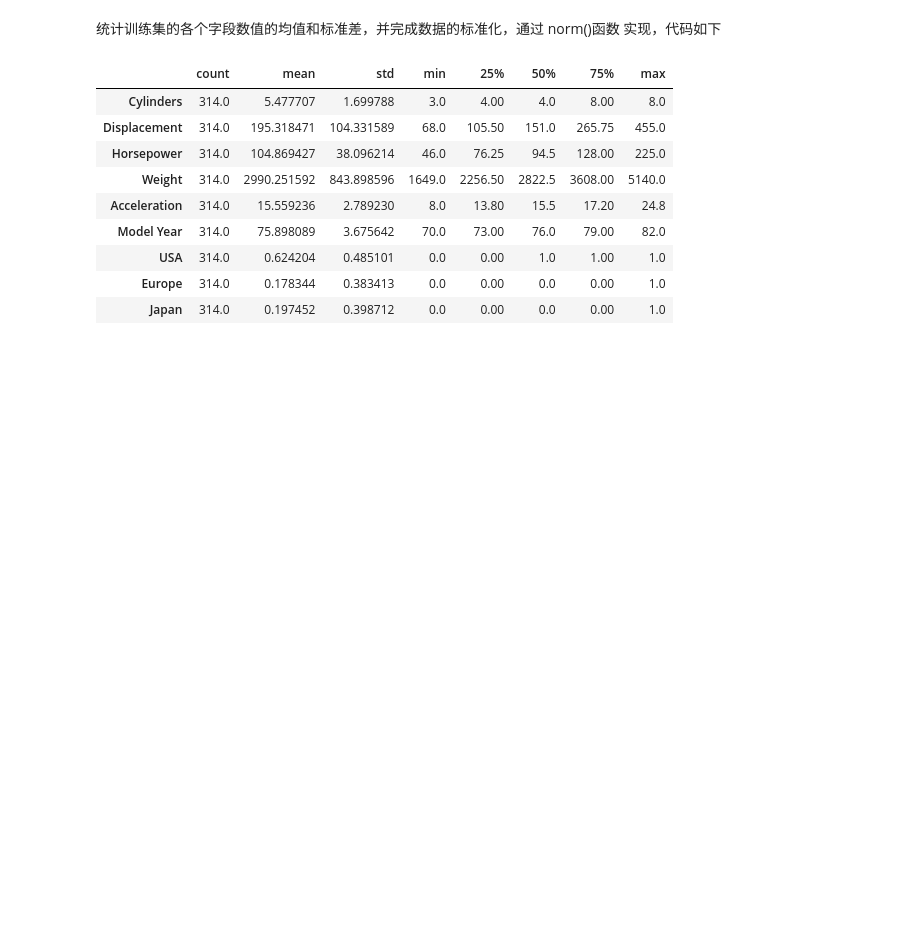
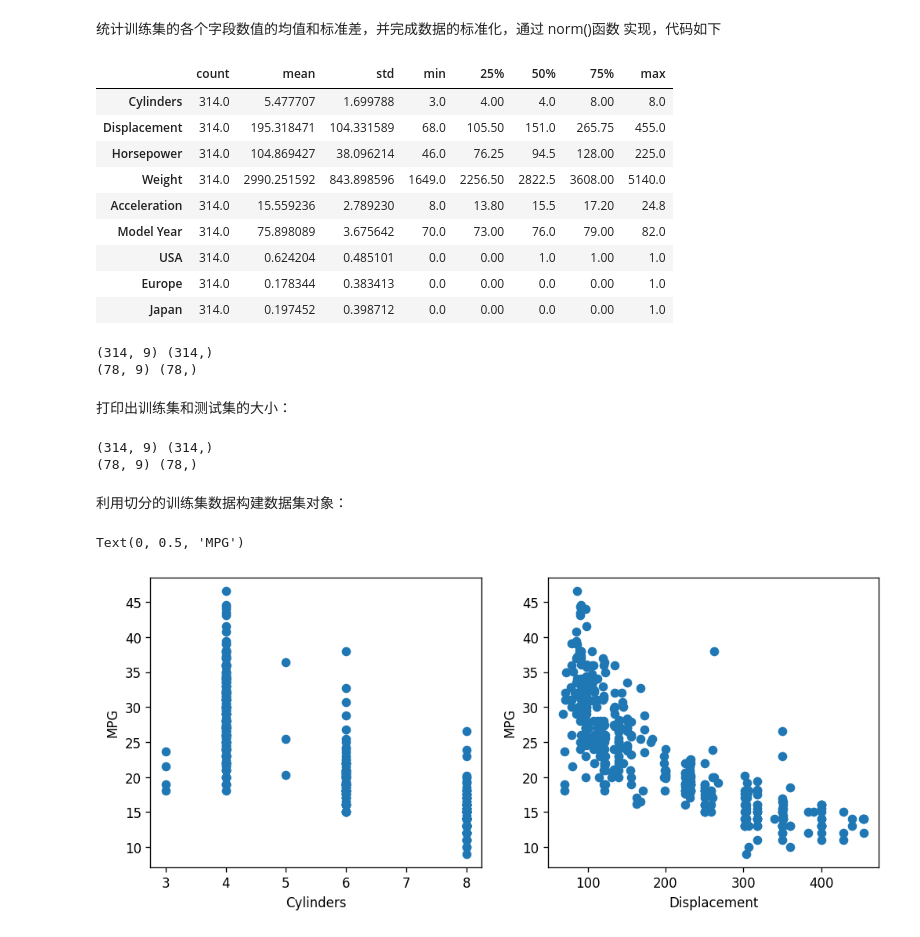
Before and after one commit to lardzy/deep-learning-practice, a Jupyter notebook: tensorflow基础补全/6 神经网络.ipynb, the cells around one changed output. Cells and saved outputs as stored; diff of their text form; code cells hidden in the pictures; blank space fills up the shorter version.

```diff
--- a/tensorflow基础补全/6 神经网络.ipynb
+++ b/tensorflow基础补全/6 神经网络.ipynb
@@ -642,3 +642,27 @@ train_stats
 | USA | 314.0 | 0.624204 | 0.485101 | 0.0 | 0.00 | 1.0 | 1.00 | 1.0 |
 | Europe | 314.0 | 0.178344 | 0.383413 | 0.0 | 0.00 | 0.0 | 0.00 | 1.0 |
 | Japan | 314.0 | 0.197452 | 0.398712 | 0.0 | 0.00 | 0.0 | 0.00 | 1.0 |
+# %%
+
+# 标准化数据
+def norm(x):  # 减去每个字段的均值，并除以标准差
+    return (x - train_stats['mean']) / train_stats['std']
+
+
+normed_train_data = norm(train_dataset)  # 标准化训练集
+normed_test_data = norm(test_dataset)  # 标准化测试集
+# %% [output]
+(314, 9) (314,)
+(78, 9) (78,)
+# %% [markdown]
+打印出训练集和测试集的大小：
+# %%
+print(normed_train_data.shape, train_labels.shape)
+print(normed_test_data.shape, test_labels.shape)
+# 训练集共 314 行，输入特征长度为 9,标签用一个标量表示
+# 测试集共 78 行，输入特征长度为 9,标签用一个标量表示
+# %% [output]
+(314, 9) (314,)
+(78, 9) (78,)
+# %% [markdown]
+利用切分的训练集数据构建数据集对象：
@@ -644,0 +673,15 @@ train_stats
+# %%
+import matplotlib.pyplot as plt
+
+fig, axes = plt.subplots(1, 2, figsize=(10, 4), dpi=120)
+
+axes[0].scatter(dataset["Cylinders"], dataset["MPG"])
+axes[0].set_xlabel("Cylinders")
+axes[0].set_ylabel("MPG")
+
+axes[1].scatter(dataset["Displacement"], dataset["MPG"])
+axes[1].set_xlabel("Displacement")
+axes[1].set_ylabel("MPG")
+# %% [output]
+Text(0, 0.5, 'MPG')
+[figure, added]
```
Also changed, not shown: parts of 16 cells of this notebook, 1 other file.
